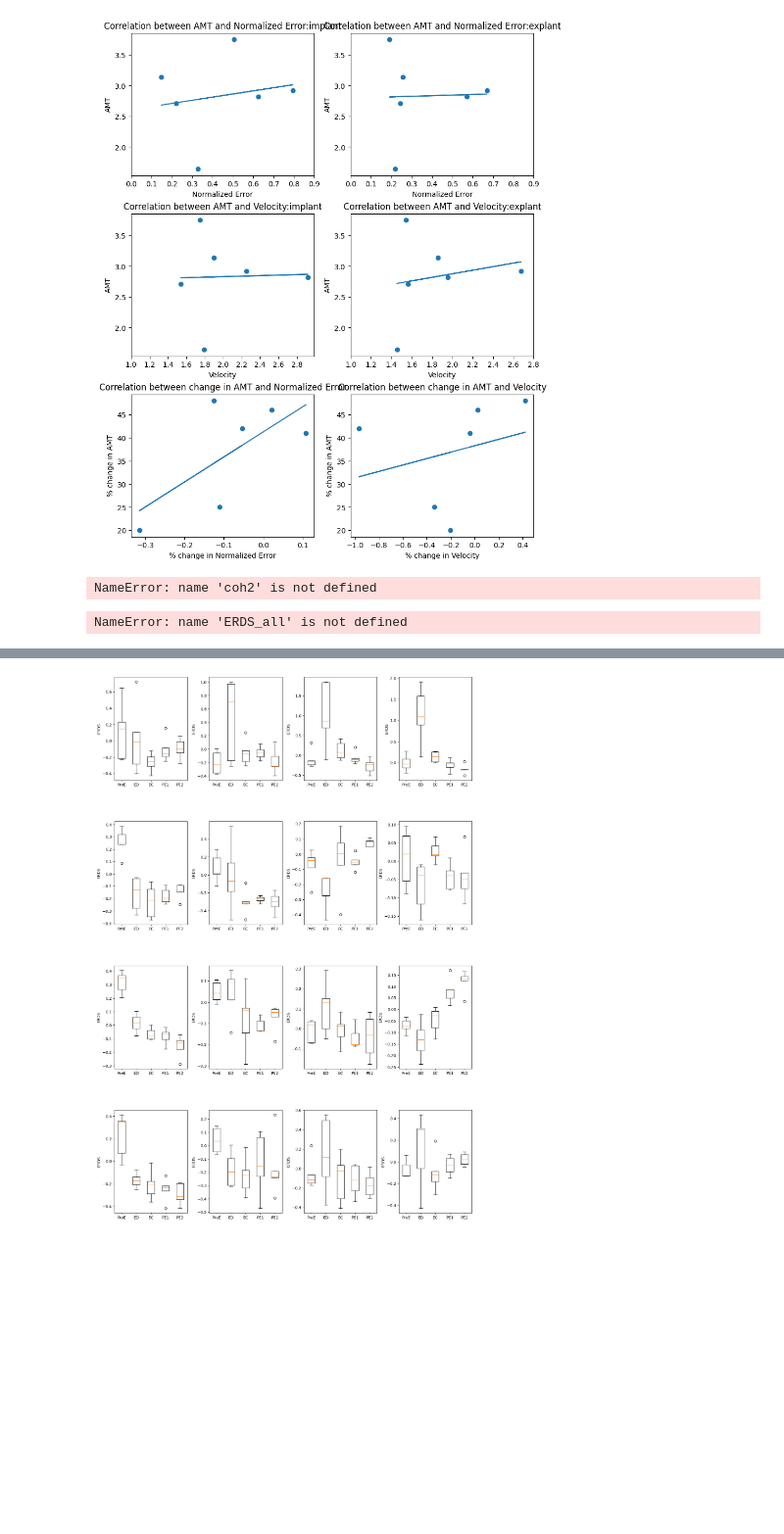
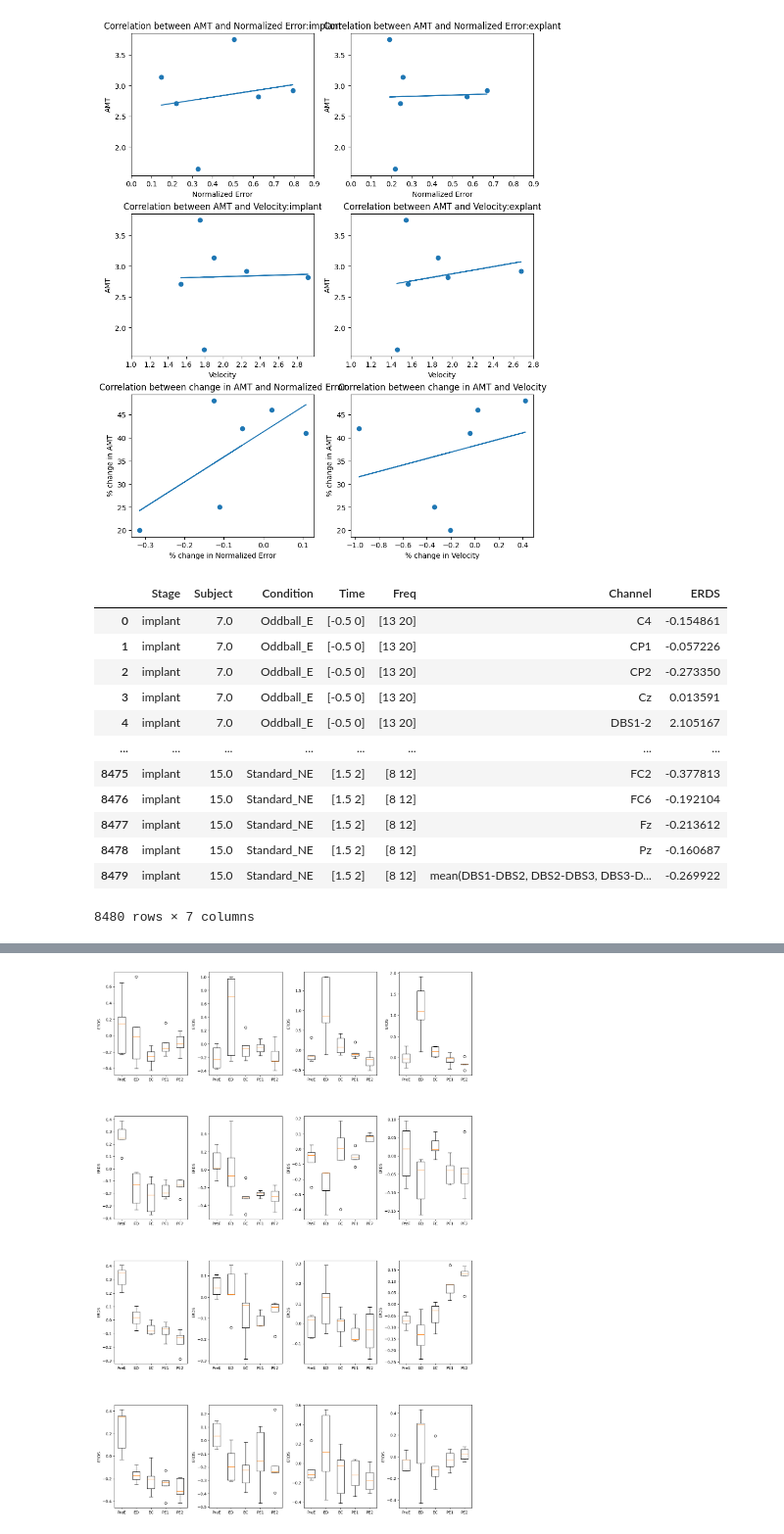
Before and after one commit to NiteshMalan/Oddball_Task, a Jupyter notebook: Oddball_Behavioral_analysis_Correlation.ipynb, the cells around one changed output, grey strips where cells are left out. Shown at 98% size. Cells and saved outputs as stored; diff of their text form; code cells hidden in the pictures; blank space fills up the shorter version.

```diff
--- a/Oddball_Behavioral_analysis_Correlation.ipynb
+++ b/Oddball_Behavioral_analysis_Correlation.ipynb
@@ -984,7 +978,7 @@ print(p_val)
 0.016479079029359467
 [figure]
 # %%
-coh = pd.read_csv(base_dir+'oddball_ERDS_E_NE1.csv')
+coh = pd.read_csv(base_dir+'oddball_ERDS_E_NE2.csv')
 coh_sub = (
     coh.groupby(["Stage","Subject","Condition","Time", "Freq", "Channel" ], observed=False)[["ERDS"]].mean().reset_index()
 )
@@ -993,13 +987,21 @@ phase = ['Pre Error', 'Error Detection', 'Error Correction', 'Post Error 1', 'Po
 # %%
 phase = ['PreE', 'ED', 'EC', 'PE1', 'PE2']
 # %%
-coh2
+coh_sub
 # %% [output]
+|  | Stage | Subject | Condition | Time | Freq | Channel | ERDS |
+| 0 | implant | 7.0 | Oddball_E | [-0.5 0] | [13 20] | C4 | -0.154861 |
+| 1 | implant | 7.0 | Oddball_E | [-0.5 0] | [13 20] | CP1 | -0.057226 |
+| 2 | implant | 7.0 | Oddball_E | [-0.5 0] | [13 20] | CP2 | -0.273350 |
+| 3 | implant | 7.0 | Oddball_E | [-0.5 0] | [13 20] | Cz | 0.013591 |
+| 4 | implant | 7.0 | Oddball_E | [-0.5 0] | [13 20] | DBS1-2 | 2.105167 |
+| ... | ... | ... | ... | ... | ... | ... | ... |
+| 8475 | implant | 15.0 | Standard_NE | [1.5 2] | [8 12] | FC2 | -0.377813 |
+| 8476 | implant | 15.0 | Standard_NE | [1.5 2] | [8 12] | FC6 | -0.192104 |
+| 8477 | implant | 15.0 | Standard_NE | [1.5 2] | [8 12] | Fz | -0.213612 |
+| 8478 | implant | 15.0 | Standard_NE | [1.5 2] | [8 12] | Pz | -0.160687 |
+| 8479 | implant | 15.0 | Standard_NE | [1.5 2] | [8 12] | mean(DBS1-DBS2, DBS2-DBS3, DBS3-D... | -0.269922 |
-NameError: name 'coh2' is not defined
+8480 rows × 7 columns
-# %%
-len(ERDS_all)
-# %% [output]
-NameError: name 'ERDS_all' is not defined
 # %%
 stg = ['implant'] #'implant',
 subj_list = [7, 8, 11, 13, 14, 15]
```
Also changed, not shown: parts of 9 cells of this notebook, 1 other file.
